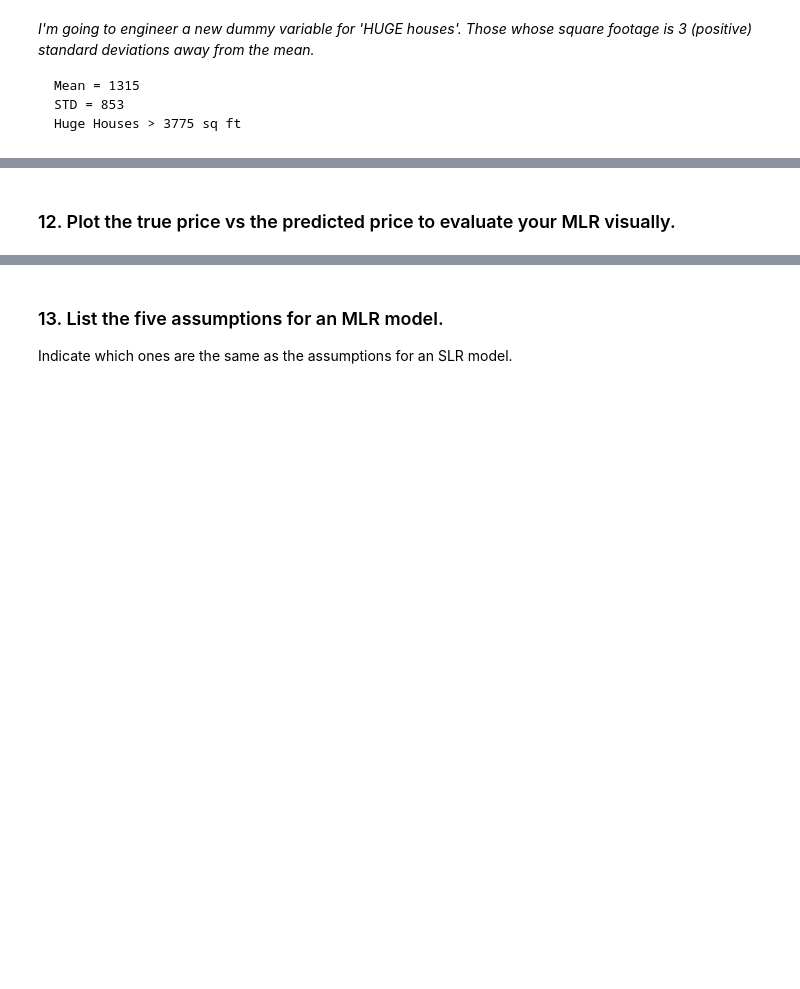
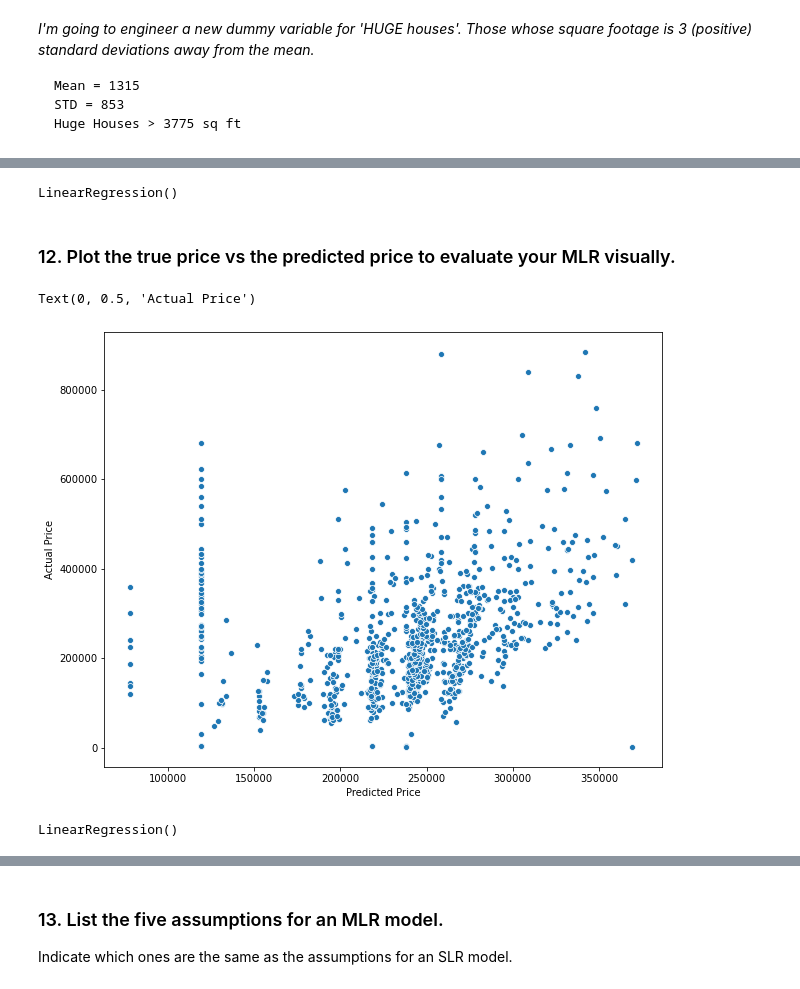
Before and after one commit to viviloaf/general-assembly, a Jupyter notebook: labs/3.01-lab-linear-regression-master/linear-regression-sacramento.ipynb, the cells around one changed output, grey strips where cells are left out. Saved outputs shown, nothing was run; the diff lists cells and outputs as text; code cells hidden in the pictures; blank space fills up the shorter version.

```diff
--- a/labs/3.01-lab-linear-regression-master/linear-regression-sacramento.ipynb
+++ b/labs/3.01-lab-linear-regression-master/linear-regression-sacramento.ipynb
@@ -593,0 +640,2 @@ Huge Houses > 3775 sq ft
+# %%
+X_mlr = X_everything.loc[:, ['total_rooms', 'sq__ft', 'type_Condo', 'type_Multi-Family', 'type_Residential']]
@@ -594,2 +662,8 @@ Huge Houses > 3775 sq ft
+# %%
+model = LinearRegression()
+# %%
+model.fit(X=X_mlr, y=y)
+# %% [output]
+LinearRegression()
 # %% [markdown]
 ### 12. Plot the true price vs the predicted price to evaluate your MLR visually.
@@ -597,0 +670,10 @@ Huge Houses > 3775 sq ft
+# %%
+price_predict = model.predict(X_mlr)
+# %%
+plt.figure(figsize=(10,8))
+sns.scatterplot(price_predict, y)
+plt.xlabel('Predicted Price')
+plt.ylabel('Actual Price')
+# %% [output]
+Text(0, 0.5, 'Actual Price')
+[figure, added]
@@ -597,0 +686,4 @@ Huge Houses > 3775 sq ft
+# %%
+model_2.fit(X=X_mlr_2, y=y)
+# %% [output]
+LinearRegression()
```
Also changed, not shown: parts of 59 cells of this notebook.
